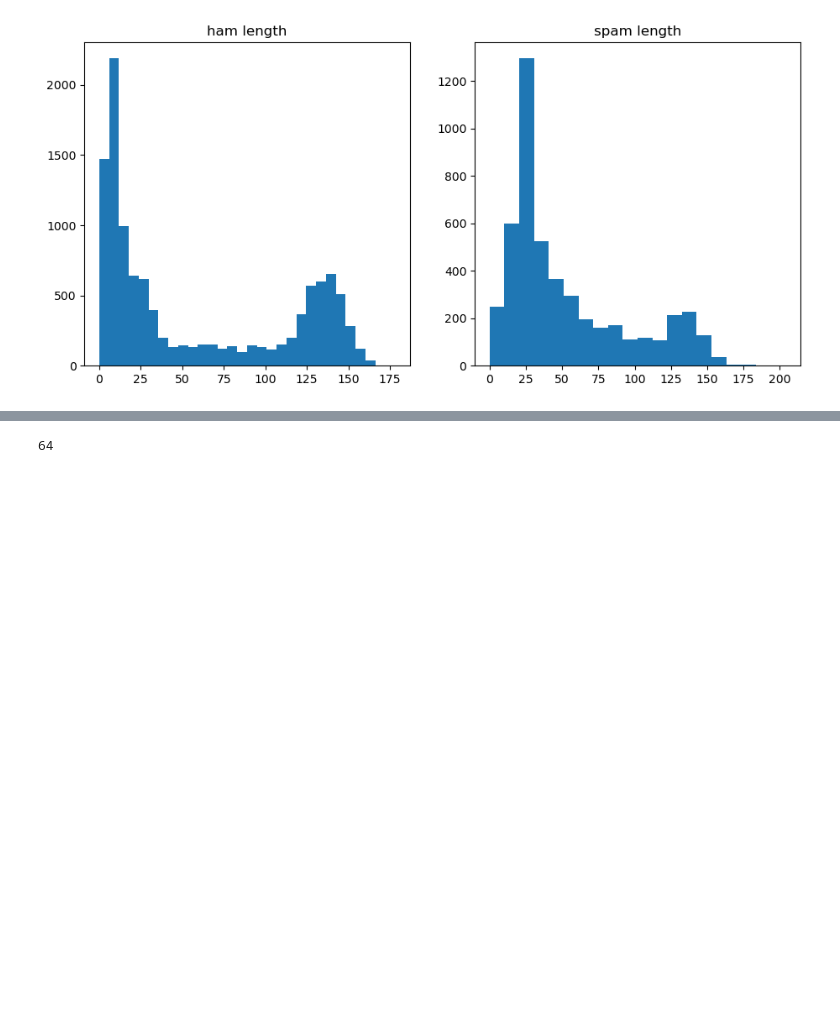
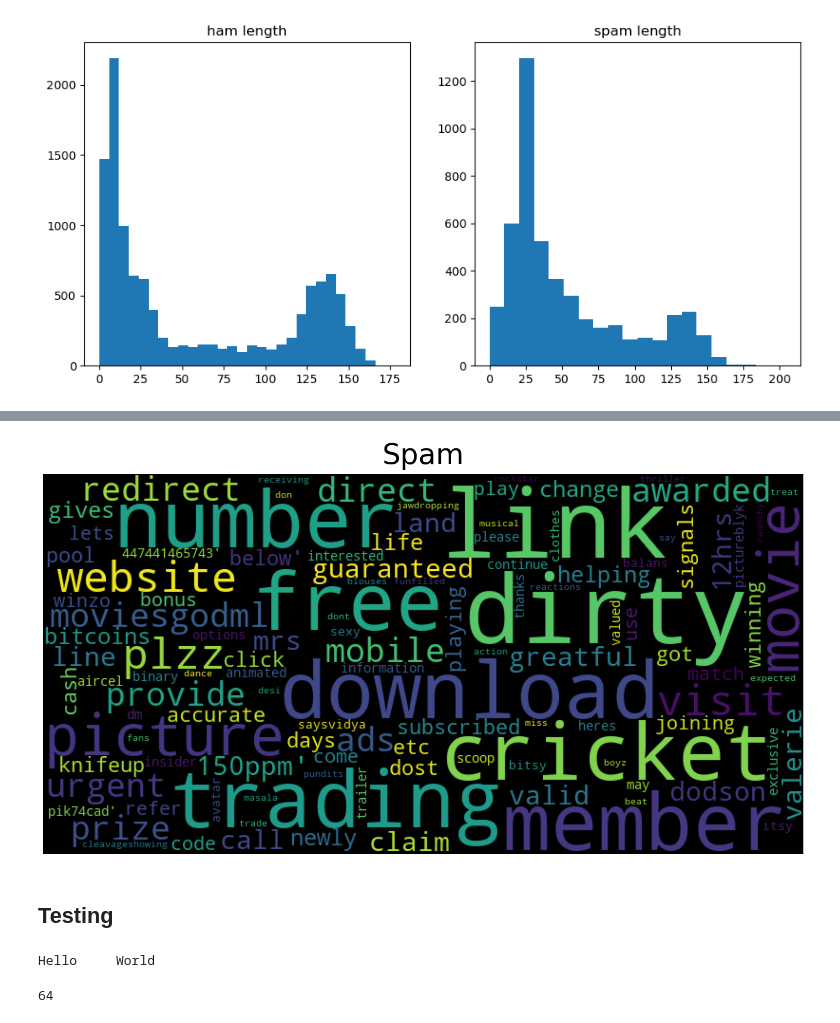
Before and after one commit to Oleg20502/vk_task, a Jupyter notebook: data_analysis.ipynb, the cells around one changed output, grey strips where cells are left out. Drawn from its saved outputs; the diff is of its cells as text; code cells hidden in the pictures; blank space fills up the shorter version.

```diff
--- a/data_analysis.ipynb
+++ b/data_analysis.ipynb
@@ -261,3 +292,13 @@ plt.show()
+# %%
+plot_wordcloud(texts_spam, title='Spam')
+# %% [output]
+[figure, added]
+# %% [markdown]
+## Testing
+# %%
+print(remove_punctuation("Hello 😀🌍🚀 World! 🌟👋"))
+# %% [output]
+Hello     World
 # %%
 ord('@')
 # %% [output]
```
Also changed, not shown: parts of 8 cells of this notebook, 4 other files.
